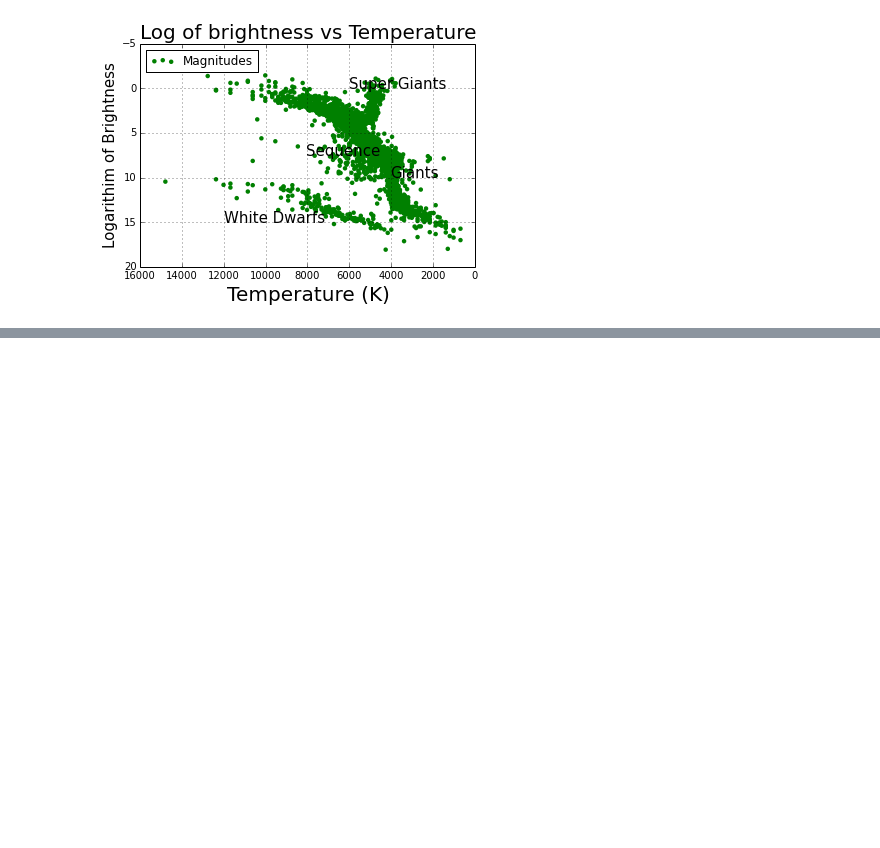
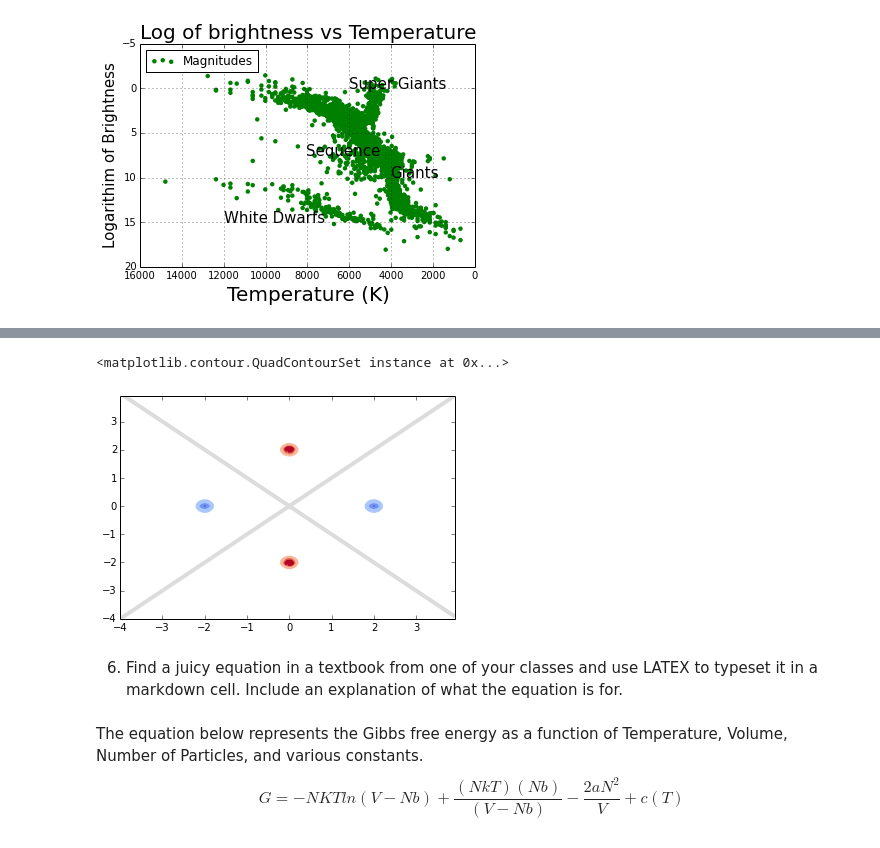
Before and after one commit to jhaslema/PHYS202-S14, a Jupyter notebook: Graphics/GraphicsExercises.ipynb, the cells around one changed output, grey strips where cells are left out. Saved outputs shown, nothing was run; the diff lists cells and outputs as text; code cells hidden in the pictures; blank space fills up the shorter version.

```diff
--- a/Graphics/GraphicsExercises.ipynb
+++ b/Graphics/GraphicsExercises.ipynb
@@ -138,0 +184,22 @@ plt.show()
+# %%
+X = np.arange(-4, 4, 8.0/101.0)
+Y = np.arange(-4, 4, 8.0/101.0)
+k = 8.9875 * 10**9
+#Re-factor the x,y arrays to be a 2-D grid
+X, Y = np.meshgrid(X, Y)
+Ea=k*(-1*10**(-9))/((X-2)**2+Y**2)**(1.0/2.0)
+Eb=k*(1*10**(-9))/((X)**2+(Y-2)**2)**(1.0/2.0)
+Ec=k*(-1*10**(-9))/((X+2)**2+Y**2)**(1.0/2.0)
+Ed=k*(1*10**(-9))/((X)**2+(Y+2)**2)**(1.0/2.0)
+Etotal = Ea + Eb + Ec + Ed
+plt.contour(X,Y,Etotal,linewidths=4,cmap=cm.coolwarm)
+# %% [output]
+<matplotlib.contour.QuadContourSet instance at 0x...>
+[figure, added]
+# %% [markdown]
+6) Find a juicy equation in a textbook from one of your classes and use LATEX to typeset it in a markdown cell. Include an explanation of what the equation is for.
+# %% [markdown]
+The equation below represents the Gibbs free energy as a function of Temperature, Volume, Number of Particles, and various constants.
+\begin{equation}
+G=-NKTln(V-Nb) + \frac{(NkT)(Nb)}{(V-Nb)} - \frac{2aN^2}{V} + c(T)
+\end{equation}
```
Also changed, not shown: parts of 4 cells of this notebook, 5 other files.
